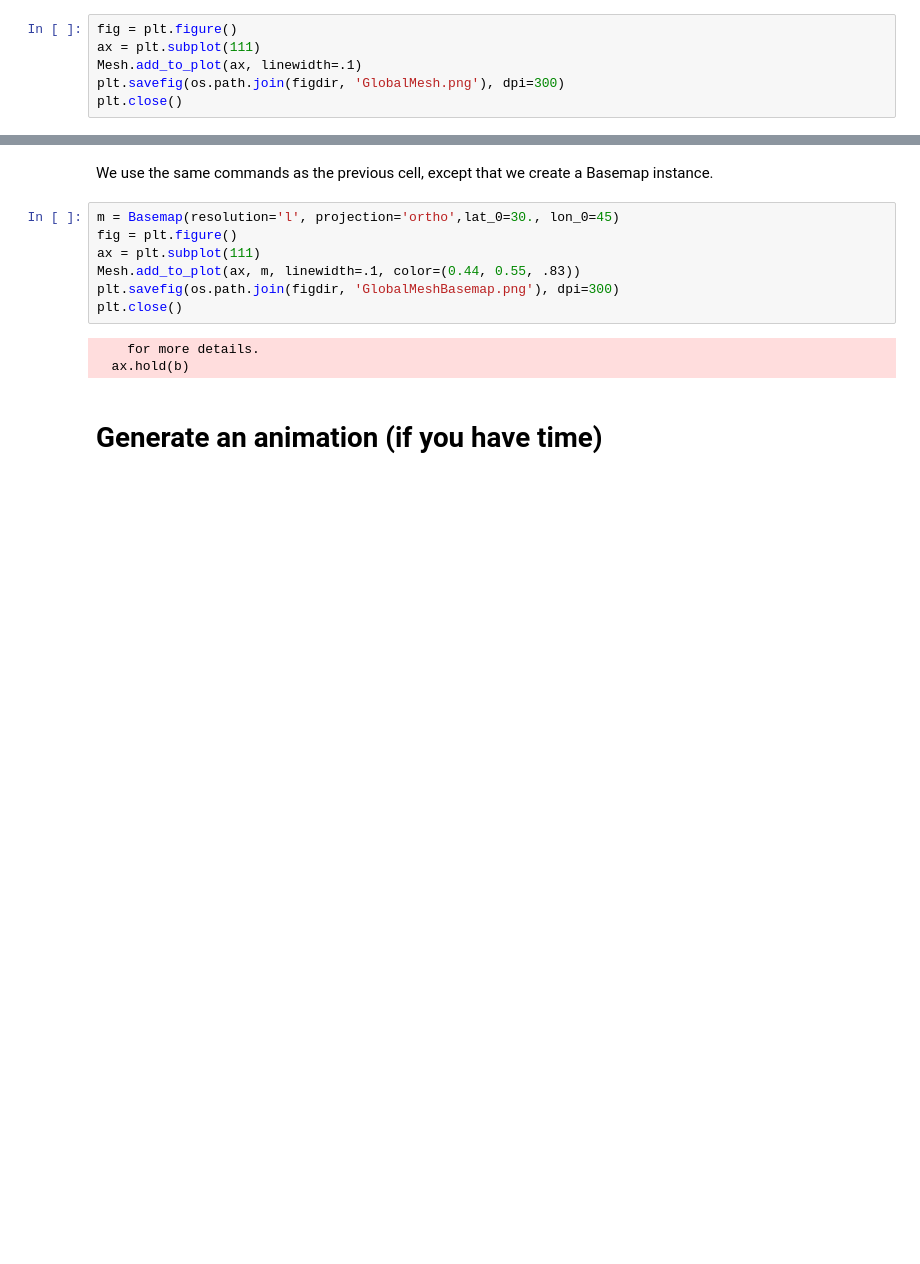
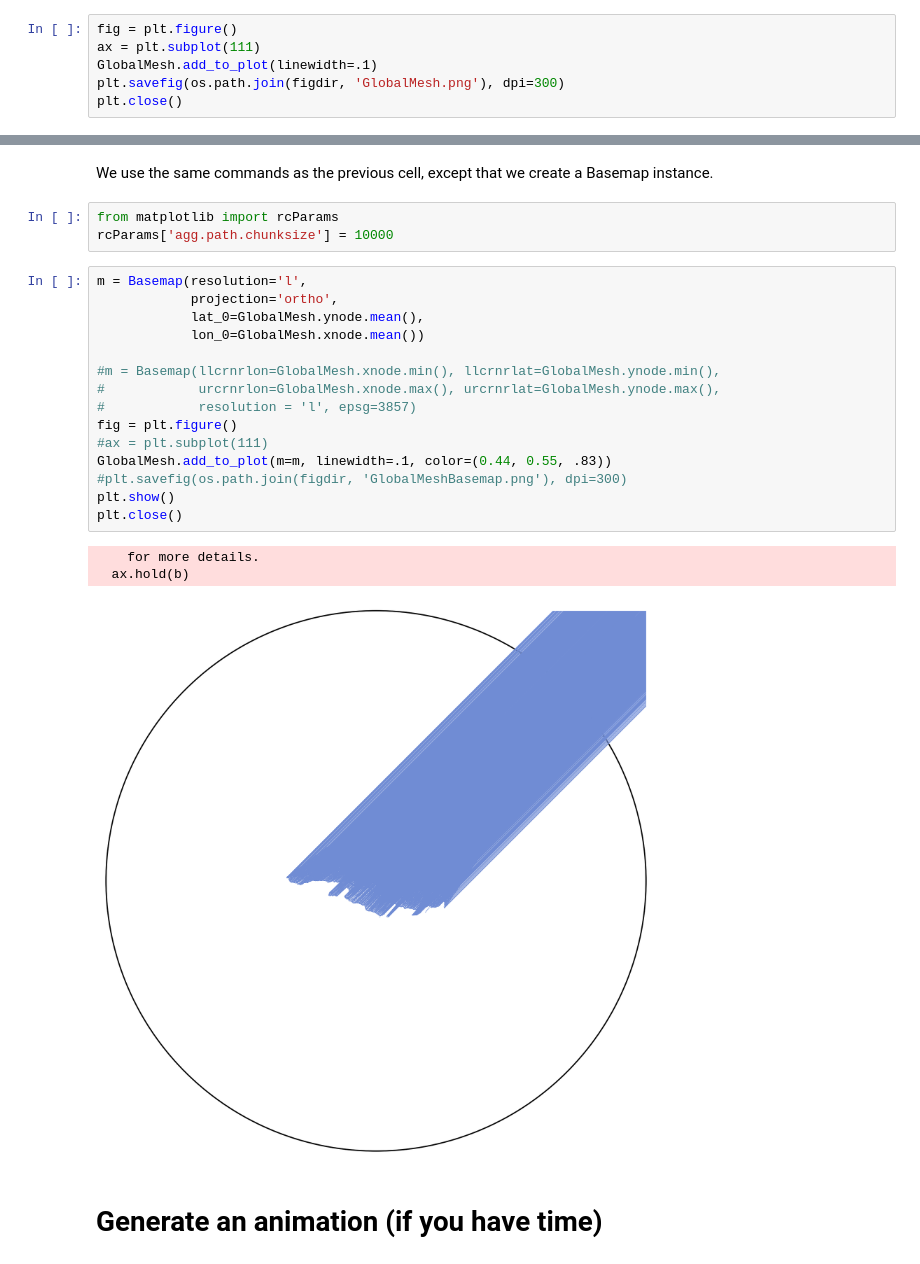
Before and after one commit to gher-uliege/DivaPythonTools, a Jupyter notebook: Notebooks/plot_global_mesh.ipynb, the cells around one changed output, grey strips where cells are left out. Cells and saved outputs as stored; diff of their text form; blank space fills up the shorter version.

Commit message:
plot globlal mesh

```diff
--- a/Notebooks/plot_global_mesh.ipynb
+++ b/Notebooks/plot_global_mesh.ipynb
@@ -34,23 +37,35 @@ if not(os.path.exists(figdir)):
 # %%
 fig = plt.figure()
 ax = plt.subplot(111)
-Mesh.add_to_plot(ax, linewidth=.1)
+GlobalMesh.add_to_plot(linewidth=.1)
 plt.savefig(os.path.join(figdir, 'GlobalMesh.png'), dpi=300)
 plt.close()
 # %% [markdown]
 ## With Basemap
 # %% [markdown]
 We use the same commands as the previous cell, except that we create a Basemap instance.
+# %%
+from matplotlib import rcParams
+rcParams['agg.path.chunksize'] = 10000
 # %%
-m = Basemap(resolution='l', projection='ortho',lat_0=30., lon_0=45)
+m = Basemap(resolution='l',
+            projection='ortho',
+            lat_0=GlobalMesh.ynode.mean(),
+            lon_0=GlobalMesh.xnode.mean())
+
+#m = Basemap(llcrnrlon=GlobalMesh.xnode.min(), llcrnrlat=GlobalMesh.ynode.min(),
+#            urcrnrlon=GlobalMesh.xnode.max(), urcrnrlat=GlobalMesh.ynode.max(),
+#            resolution = 'l', epsg=3857)
 fig = plt.figure()
-ax = plt.subplot(111)
-Mesh.add_to_plot(ax, m, linewidth=.1, color=(0.44, 0.55, .83))
-plt.savefig(os.path.join(figdir, 'GlobalMeshBasemap.png'), dpi=300)
+#ax = plt.subplot(111)
+GlobalMesh.add_to_plot(m=m, linewidth=.1, color=(0.44, 0.55, .83))
+#plt.savefig(os.path.join(figdir, 'GlobalMeshBasemap.png'), dpi=300)
+plt.show()
 plt.close()
 # %% [output]
     for more details.
   ax.hold(b)
+[figure, added]
 # %% [markdown]
 # Generate an animation (if you have time)
 # %% [markdown]
```
Also changed, not shown: parts of 8 cells of this notebook.
